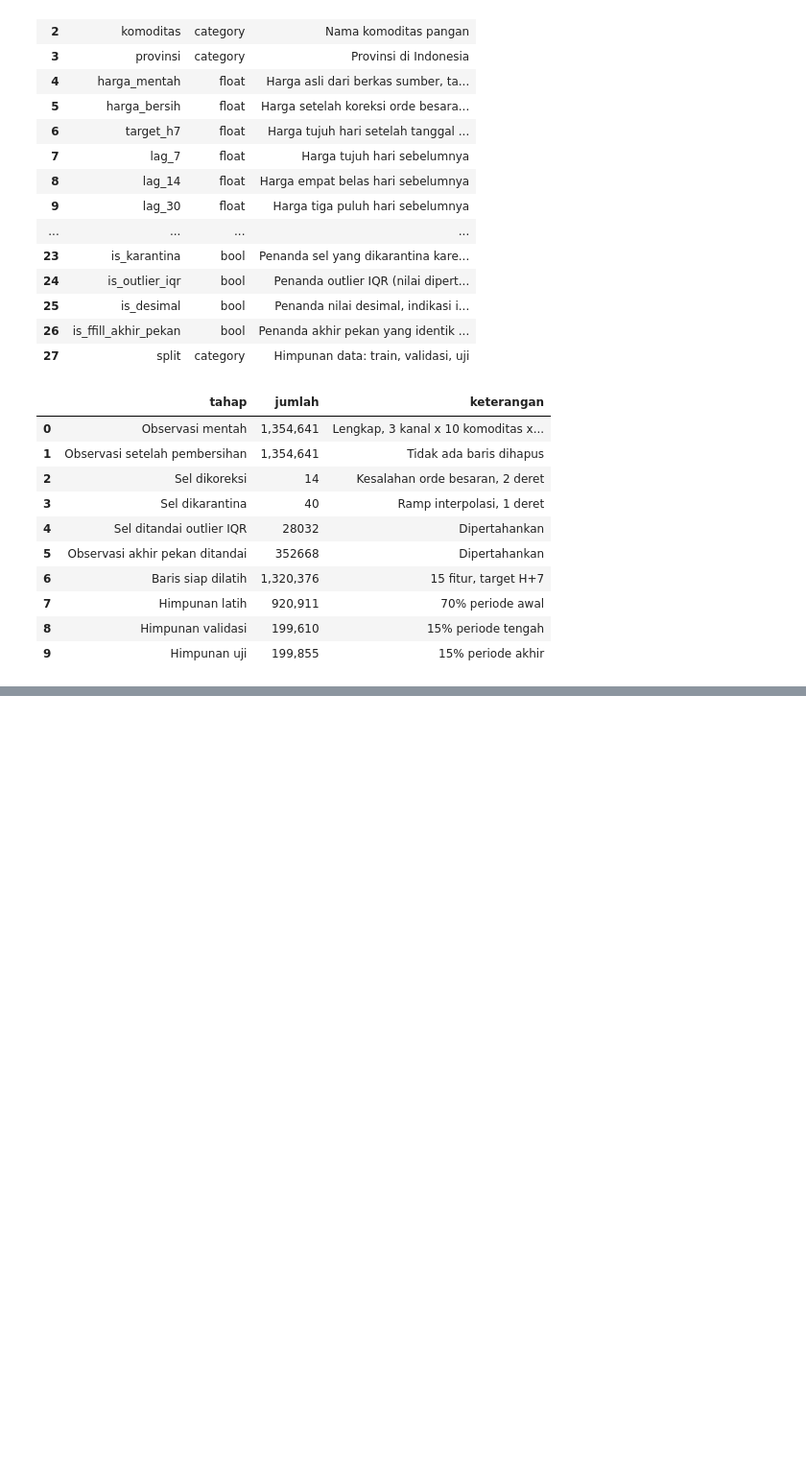
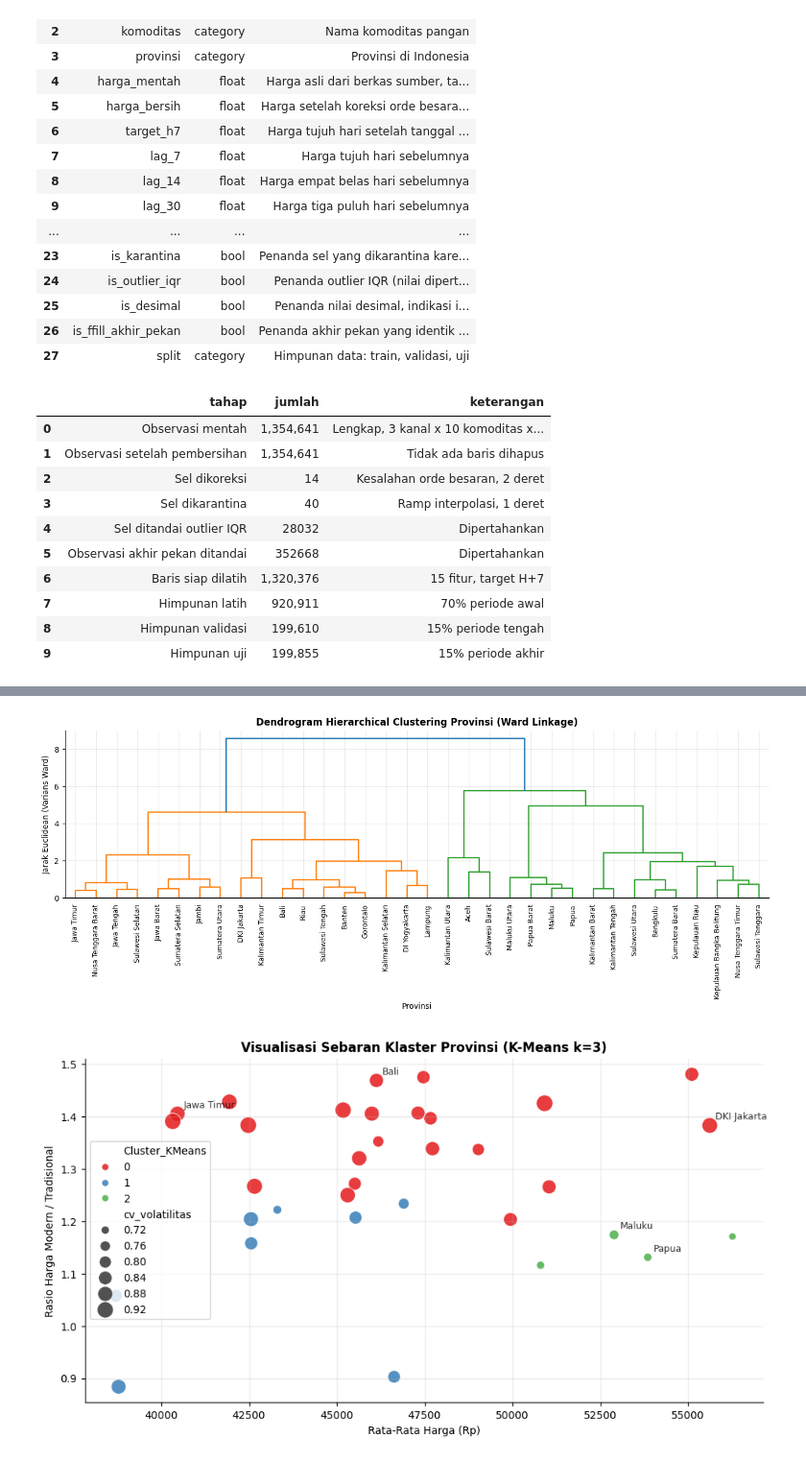
Before and after one commit to Abhiprayaa29/1_IFB_RestuBapak, a Jupyter notebook: Projek_Akhir_Data_Science.ipynb, the cells around one changed output, grey strips where cells are left out. Shown at 96% size. Saved outputs shown, nothing was run; the diff lists cells and outputs as text; code cells hidden in the pictures; blank space fills up the shorter version.

```diff
--- a/Projek_Akhir_Data_Science.ipynb
+++ b/Projek_Akhir_Data_Science.ipynb
@@ -2992,0 +2625,46 @@ batas data dipisahkan berdasarkan tanggal, bukan baris.
+# %%
+# F.4 Pemodelan K-Means dan Hierarchical Clustering
+from sklearn.cluster import AgglomerativeClustering
+from scipy.cluster.hierarchy import dendrogram, linkage
+
+# 1. K-Means k=3
+kmeans = KMeans(n_clusters=3, init="k-means++", random_state=42, n_init=10)
+prov_df["Cluster_KMeans"] = kmeans.fit_predict(X_clust)
+
+# 2. Hierarchical Ward Linkage
+Z = linkage(X_clust, method="ward")
+hierarchical = AgglomerativeClustering(n_clusters=3, linkage="ward")
+prov_df["Cluster_Hierarchical"] = hierarchical.fit_predict(X_clust)
+
+# Visualisasi Dendrogram
+fig = plt.figure(figsize=(12, 5))
+dendrogram(Z, labels=prov_df.index.tolist(), leaf_rotation=90, leaf_font_size=8)
+plt.title("Dendrogram Hierarchical Clustering Provinsi (Ward Linkage)", weight="bold")
+plt.xlabel("Provinsi")
+plt.ylabel("Jarak Euclidean (Varians Ward)")
+plt.tight_layout()
+savefig(fig, "fig_f2_dendrogram_provinsi.png")
+plt.show()
+
+# Visualisasi Sebaran Cluster (Scatter Plot)
+fig = plt.figure(figsize=(9, 5))
+sns.scatterplot(
+    data=prov_df,
+    x="mean_harga", y="rasio_modern_tradisional",
+    hue="Cluster_KMeans", size="cv_volatilitas",
+    palette="Set1", sizes=(40, 200), alpha=0.85
+)
+for prov in prov_df.index:
+    if prov in ["DKI Jakarta", "Papua", "Jawa Timur", "Maluku", "Bali"]:
+        plt.annotate(prov, (prov_df.loc[prov, "mean_harga"], prov_df.loc[prov, "rasio_modern_tradisional"]),
+                     fontsize=8, alpha=0.8, xytext=(5, 5), textcoords="offset points")
+
+plt.title("Visualisasi Sebaran Klaster Provinsi (K-Means k=3)", weight="bold")
+plt.xlabel("Rata-Rata Harga (Rp)")
+plt.ylabel("Rasio Harga Modern / Tradisional")
+plt.tight_layout()
+savefig(fig, "fig_f3_visualisasi_cluster.png")
+plt.show()
+# %% [output]
+[figure, added]
+[figure, added]
```
Also changed, not shown: parts of 46 cells of this notebook, 16 other files.
